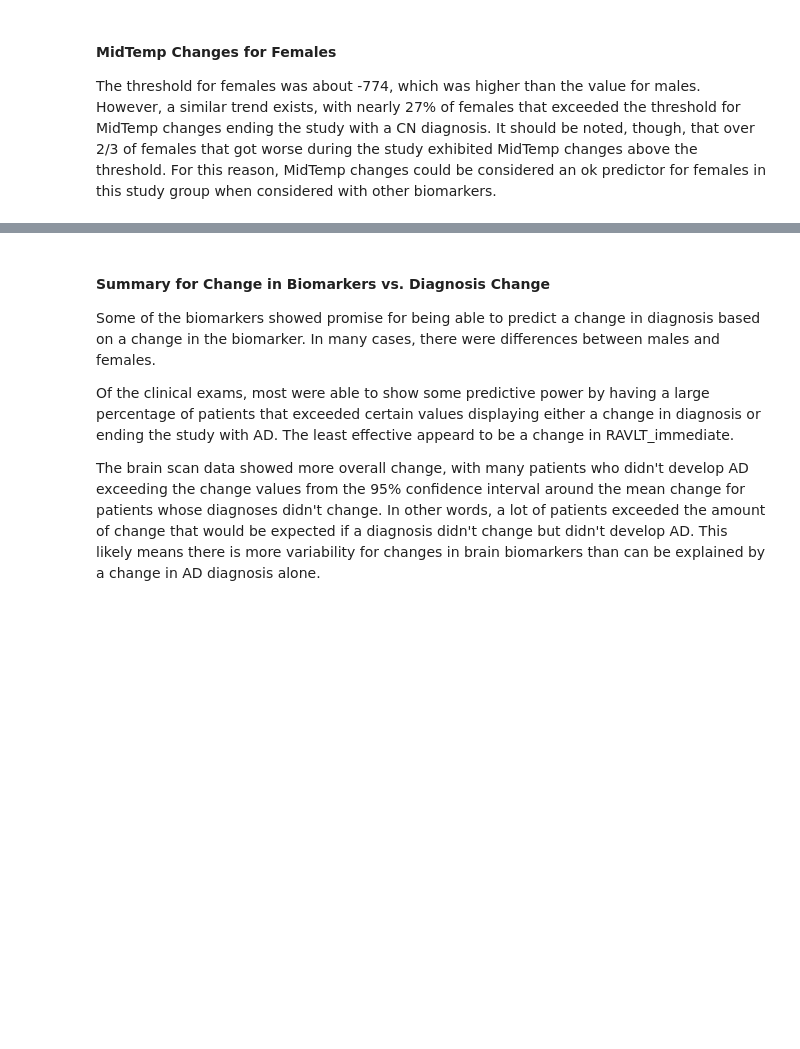
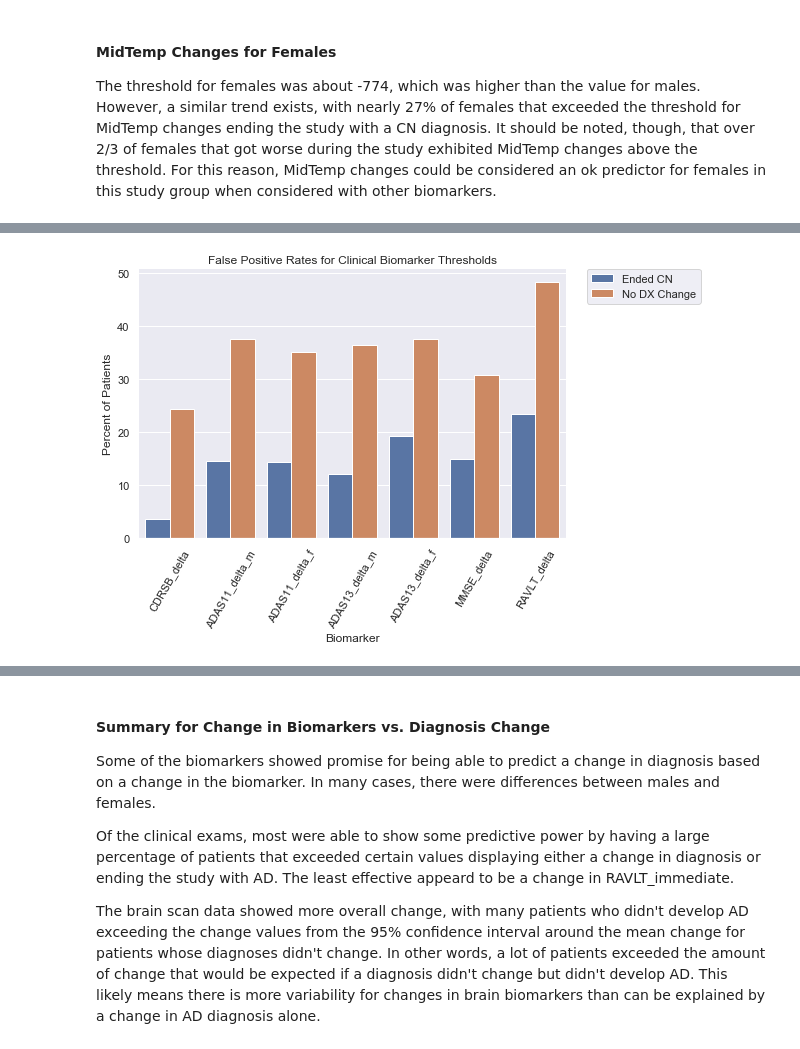
Before and after one commit to Haydost/Springboard_Portfolio, a Jupyter notebook: Capstone_1_Alzheimers_InProgress/3-Statistical_Data_Analysis.ipynb, the cells around one changed output, grey strips where cells are left out. Saved outputs shown, nothing was run; the diff lists cells and outputs as text; code cells hidden in the pictures; blank space fills up the shorter version.

```diff
--- a/Capstone_1_Alzheimers_InProgress/3-Statistical_Data_Analysis.ipynb
+++ b/Capstone_1_Alzheimers_InProgress/3-Statistical_Data_Analysis.ipynb
@@ -532,0 +581,4 @@ Percent Progressing CN to AD exceeding threshold:  66.67 %
+# %%
+sda.summarize_clin_fps(changes)
+# %% [output]
+[figure, added]
```
Also changed, not shown: parts of 43 cells of this notebook, 1 other file.
